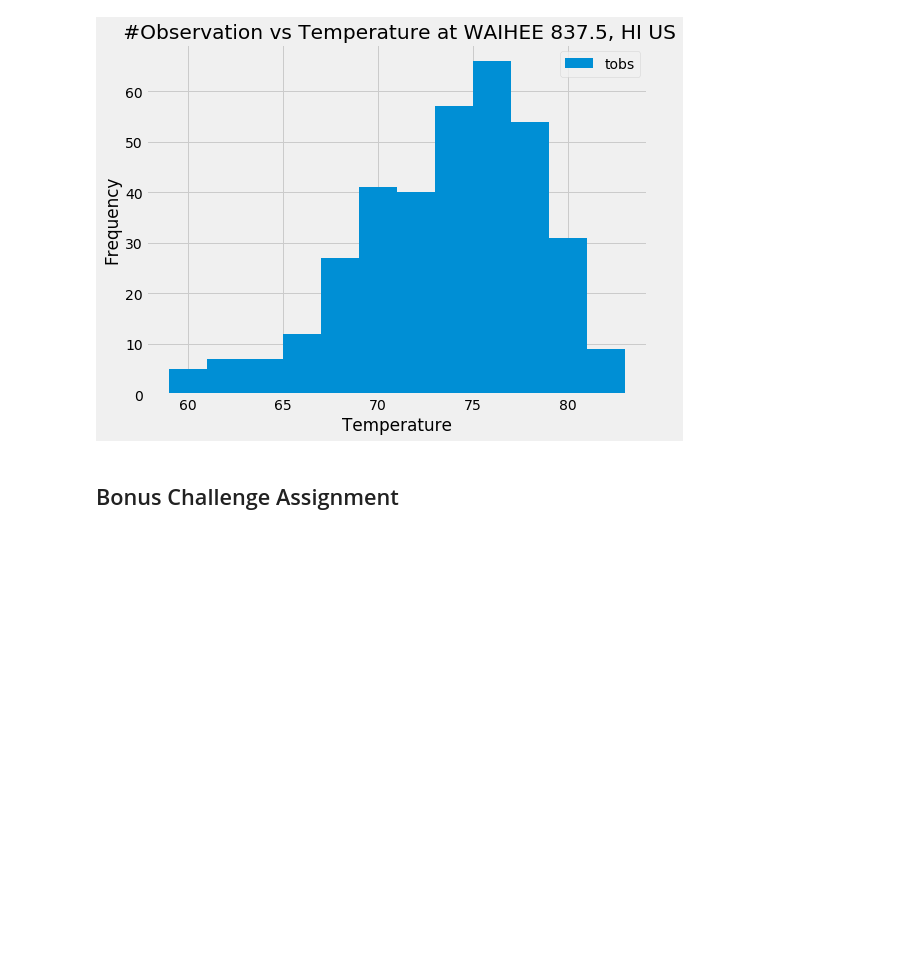
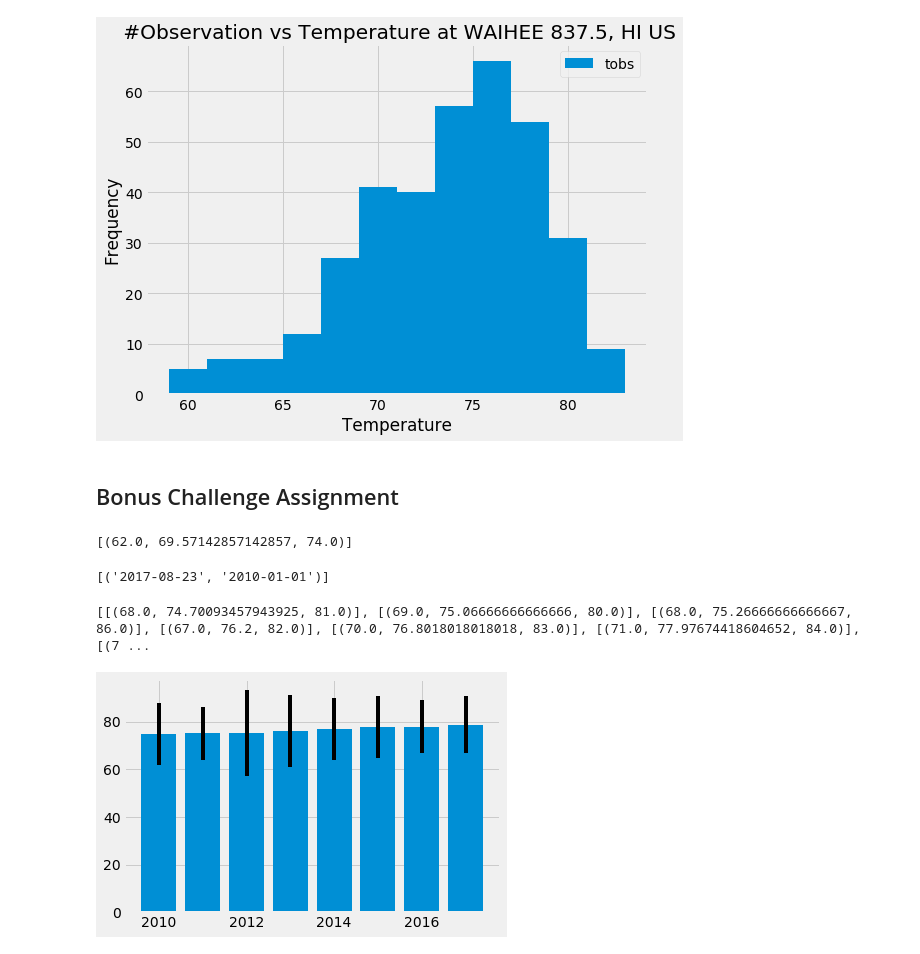
Before and after one commit to sjj1971/sqlalchemy-challenge, a Jupyter notebook: climate_starter.ipynb, the cells around one changed output. Cells and saved outputs as stored; diff of their text form; code cells hidden in the pictures; blank space fills up the shorter version.

Commit message:
updated climate_starter

```diff
--- a/climate_starter.ipynb
+++ b/climate_starter.ipynb
@@ -94,10 +94,7 @@ print(session.query(Measurement.date).order_by(Measurement.date.desc()).first())
 date_query = session.query(Measurement.date).order_by(Measurement.date.desc()).first()
 date_split = date_query[0].split("-")
 print(int(date_split[0]), int(date_split[1]), int(date_split[2]))
-l_date = dt.date(int(date_split[0]),int(date_split[1]), int(date_spit[2]))
-print(l_date)
-# Calculate the date 1 year ago from the last data point in the database
-last_date = dt.date(2017,8,23)
+last_date = dt.date(int(date_split[0]),int(date_split[1]), int(date_split[2]))
 date_year_ago = last_date - dt.timedelta(days=365)
 print(f'last_date:{last_date}, date_year_ago:{date_year_ago}')
 
@@ -246,14 +243,38 @@ def calc_temps(start_date, end_date):
 
 # function usage example
 print(calc_temps('2012-02-28', '2012-03-05'))
+# %% [output]
+[(62.0, 69.57142857142857, 74.0)]
+# %%
+session.query(func.max(Measurement.date), func.min(Measurement.date)).all()
+# %% [output]
+[('2017-08-23', '2010-01-01')]
 # %%
 # Use your previous function `calc_temps` to calculate the tmin, tavg, and tmax
 # for your trip using the previous year's data for those same dates.
+# MY Trip is from 07/17 until 07/31
+year_list = np.arange(2010, 2018, 1)
+trip_start_date = [2017,7,17]
+trip_end_date = [2017,7,31]
+result_list = []
+for year in year_list:
+    result_list.append(calc_temps(dt.date(year, trip_start_date[1], trip_start_date[2]),dt.date(year, trip_end_date[1], trip_end_date[2])))
+# %% [output]
+[[(68.0, 74.70093457943925, 81.0)], [(69.0, 75.06666666666666, 80.0)], [(68.0, 75.26666666666667, 86.0)], [(67.0, 76.2, 82.0)], [(70.0, 76.8018018018018, 83.0)], [(71.0, 77.97674418604652, 84.0)], [(7 ...
 # %%
 # Plot the results from your previous query as a bar chart.
 # Use "Trip Avg Temp" as your Title
 # Use the average temperature for the y value
 # Use the peak-to-peak (tmax-tmin) value as the y error bar (yerr)
+y_value = []
+y_err = []
+for i in range(len(result_list)):
+    y_value.append(result_list[i][0][1])
+    y_err.append(result_list[i][0][2]-result_list[i][0][0])
+plt.bar(year_list, y_value,yerr=y_err)
+plt.show()
+# %% [output]
+[figure, added]
 # %%
 # Calculate the total amount of rainfall per weather station for your trip dates using the previous year's matching dates.
 # Sort this in descending order by precipitation amount and list the station, name, latitude, longitude, and elevation
```
Also changed, not shown: parts of 6 cells of this notebook.
